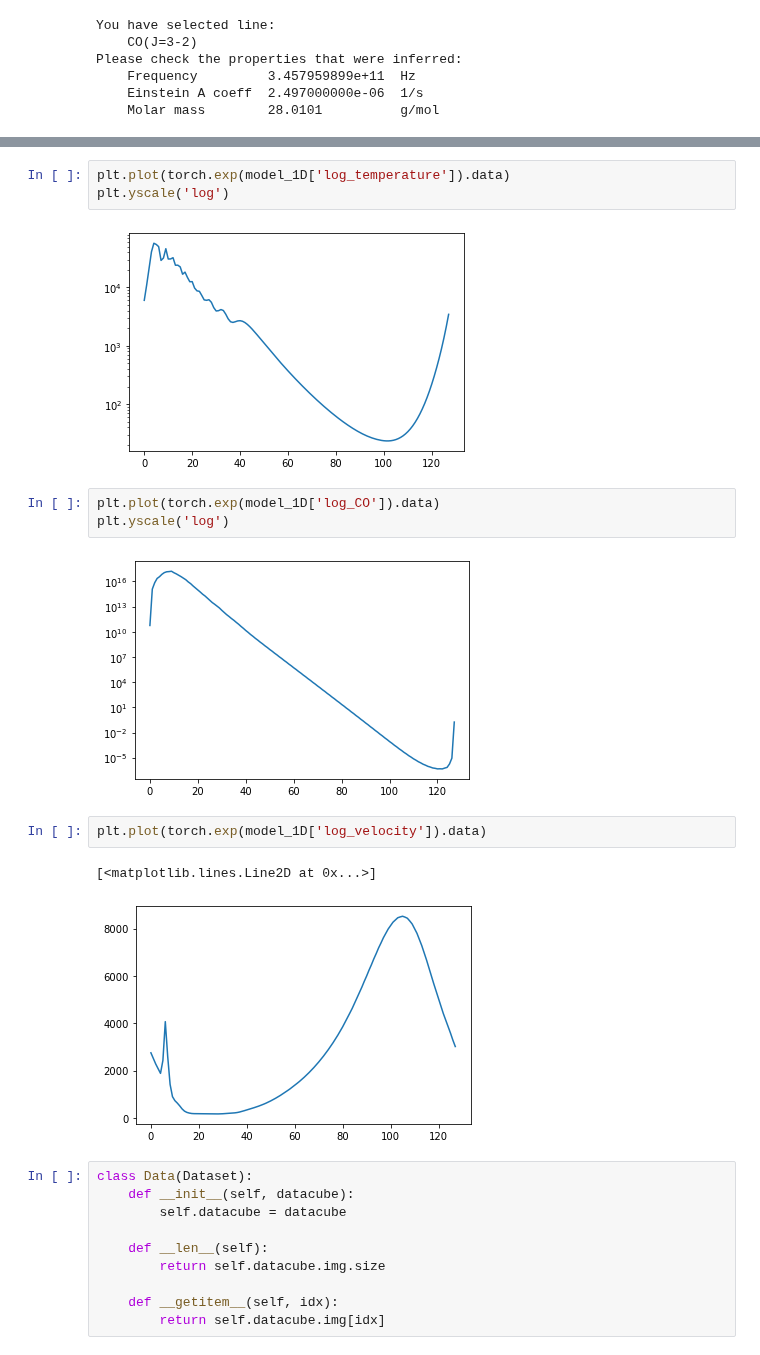
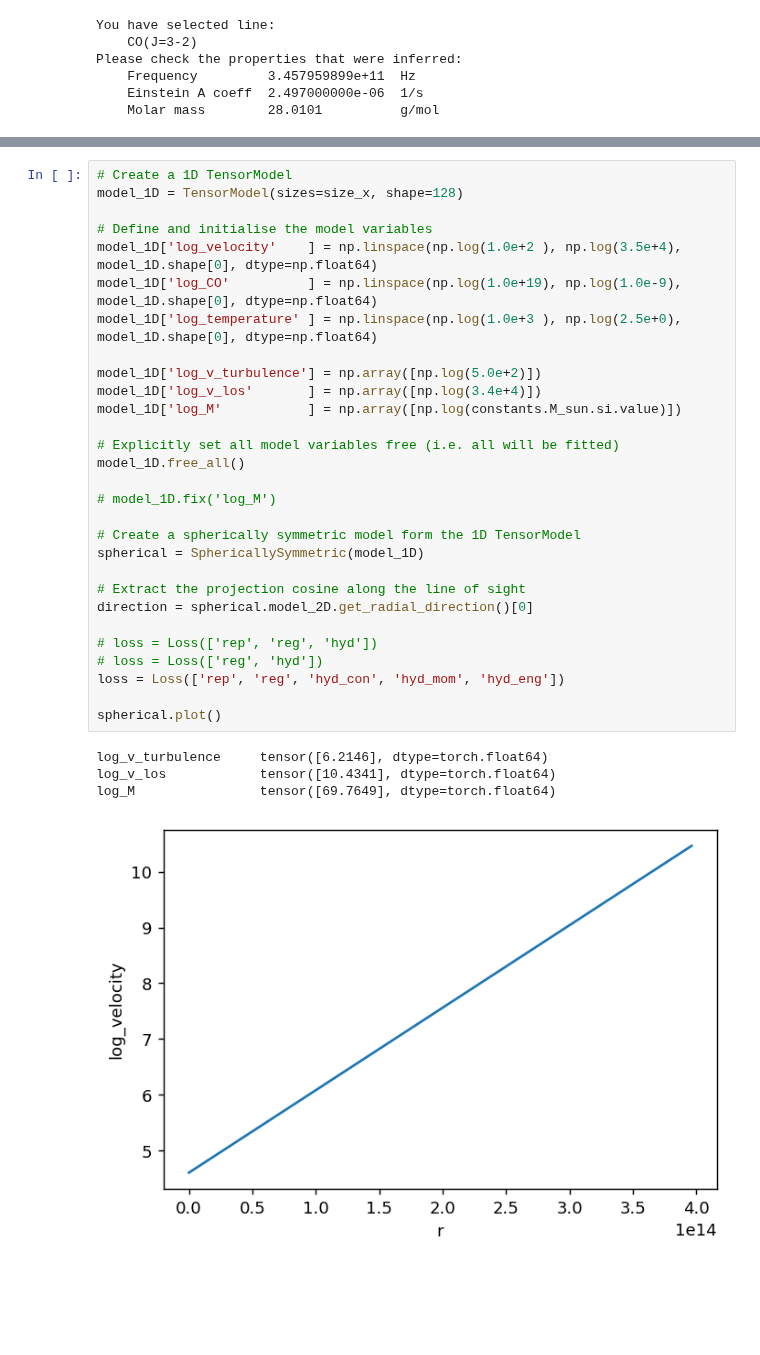
Before and after one commit to Magritte-code/pomme, a Jupyter notebook: docs/examples/spherical_symmetry.ipynb, the cells around one changed output, grey strips where cells are left out. Saved outputs shown, nothing was run; the diff lists cells and outputs as text; blank space fills up the shorter version.

```diff
--- a/docs/examples/spherical_symmetry.ipynb
+++ b/docs/examples/spherical_symmetry.ipynb
@@ -532,25 +89,34 @@ plt.yscale('log')
-# %%
-plt.plot(torch.exp(model_1D['log_temperature']).data)
-plt.yscale('log')
-# %% [output]
-[figure, removed]
-# %%
-plt.plot(torch.exp(model_1D['log_CO']).data)
-plt.yscale('log')
-# %% [output]
-[figure, removed]
-# %%
-plt.plot(torch.exp(model_1D['log_velocity']).data)
-# %% [output]
-[<matplotlib.lines.Line2D at 0x...>]
-[figure, removed]
-# %%
-class Data(Dataset):
-    def __init__(self, datacube):
-        self.datacube = datacube
-
-    def __len__(self):
-        return self.datacube.img.size
-
-    def __getitem__(self, idx):
-        return self.datacube.img[idx]
+# %%
+# Create a 1D TensorModel
+model_1D = TensorModel(sizes=size_x, shape=128)
+
+# Define and initialise the model variables
+model_1D['log_velocity'    ] = np.linspace(np.log(1.0e+2 ), np.log(3.5e+4), model_1D.shape[0], dtype=np.float64)
+model_1D['log_CO'          ] = np.linspace(np.log(1.0e+19), np.log(1.0e-9), model_1D.shape[0], dtype=np.float64)
+model_1D['log_temperature' ] = np.linspace(np.log(1.0e+3 ), np.log(2.5e+0), model_1D.shape[0], dtype=np.float64)
+
+model_1D['log_v_turbulence'] = np.array([np.log(5.0e+2)])
+model_1D['log_v_los'       ] = np.array([np.log(3.4e+4)])
+model_1D['log_M'           ] = np.array([np.log(constants.M_sun.si.value)])
+
+# Explicitly set all model variables free (i.e. all will be fitted)
+model_1D.free_all()
+
+# model_1D.fix('log_M')
+
+# Create a spherically symmetric model form the 1D TensorModel
+spherical = SphericallySymmetric(model_1D)
+
+# Extract the projection cosine along the line of sight
+direction = spherical.model_2D.get_radial_direction()[0]
+
+# loss = Loss(['rep', 'reg', 'hyd'])
+# loss = Loss(['reg', 'hyd'])
+loss = Loss(['rep', 'reg', 'hyd_con', 'hyd_mom', 'hyd_eng'])
+
+spherical.plot()
+# %% [output]
+log_v_turbulence     tensor([6.2146], dtype=torch.float64)
+log_v_los            tensor([10.4341], dtype=torch.float64)
+log_M                tensor([69.7649], dtype=torch.float64)
+[figure, added]
```
Also changed, not shown: parts of 38 cells of this notebook, 26 other files.
